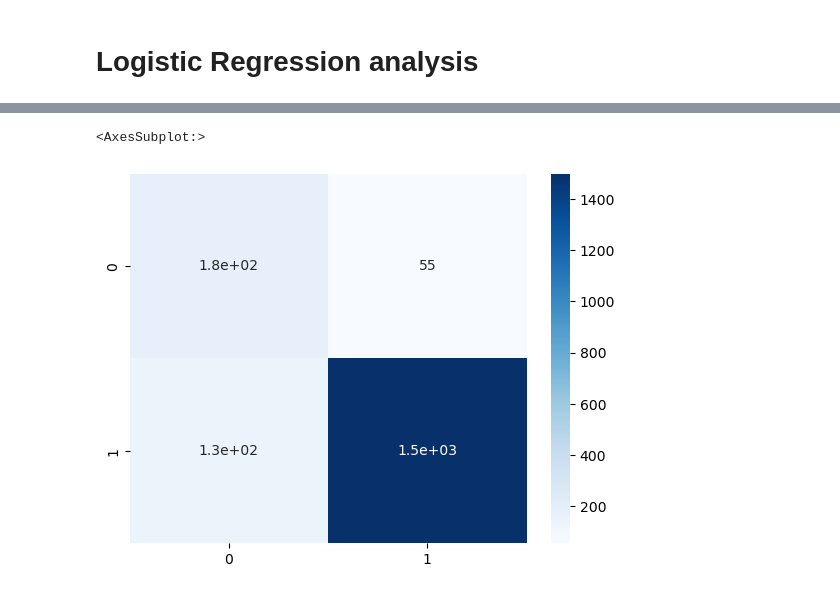
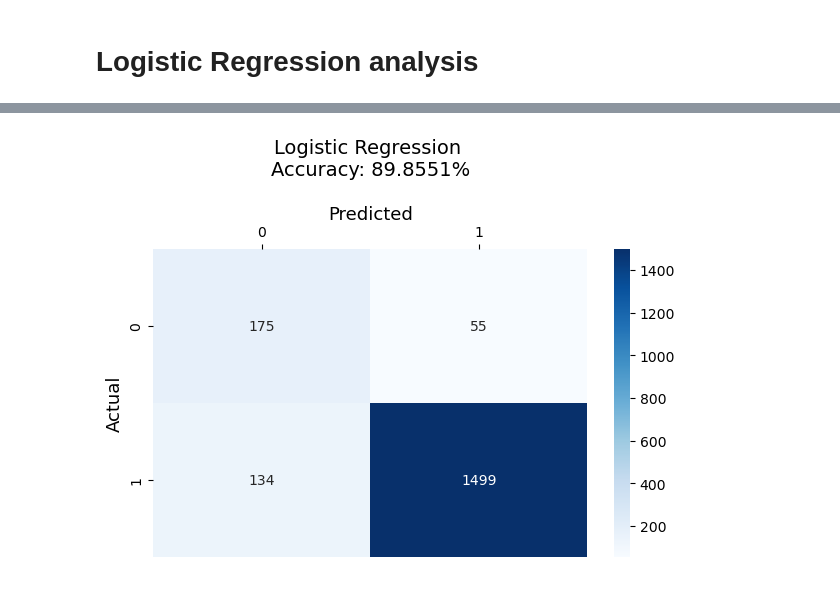
Before and after one commit to hdkronke/cc-customer-attrition-project, a Jupyter notebook: Group_1_Project_4.ipynb, the cells around one changed output, grey strips where cells are left out. Cells and saved outputs as stored; diff of their text form; code cells hidden in the pictures.

```diff
--- a/Group_1_Project_4.ipynb
+++ b/Group_1_Project_4.ipynb
@@ -319,13 +336,18 @@ Existing Customer       0.92      0.96      0.94      1554
 # %%
 # Create confusion matrix for logistic regression model
 lr_cm = confusion_matrix(y_pred_lr, y_test)
 
 # Confusion matrix vizualization
-sns.heatmap(lr_cm, annot=True,
+f, ax = plt.subplots(figsize= (7, 4))
+sns.heatmap(lr_cm, annot=True, fmt='g',
             cmap='Blues')
+ax.set_title(f'Logistic Regression \nAccuracy: {lr_acc_score:.4%}\n', fontsize= 14)
+ax.set_ylabel('Actual', fontsize= 13)
+ax.set_xlabel('Predicted', fontsize= 13)
+ax.xaxis.set_ticks_position('top')
+ax.xaxis.set_label_position('top')
 # %% [output]
-<AxesSubplot:>
-[figure, old version]
+[figure, new version]
 # %%
 # from sklearn.dummy import DummyClassifier
 
```
Also changed, not shown: parts of 3 cells of this notebook.
